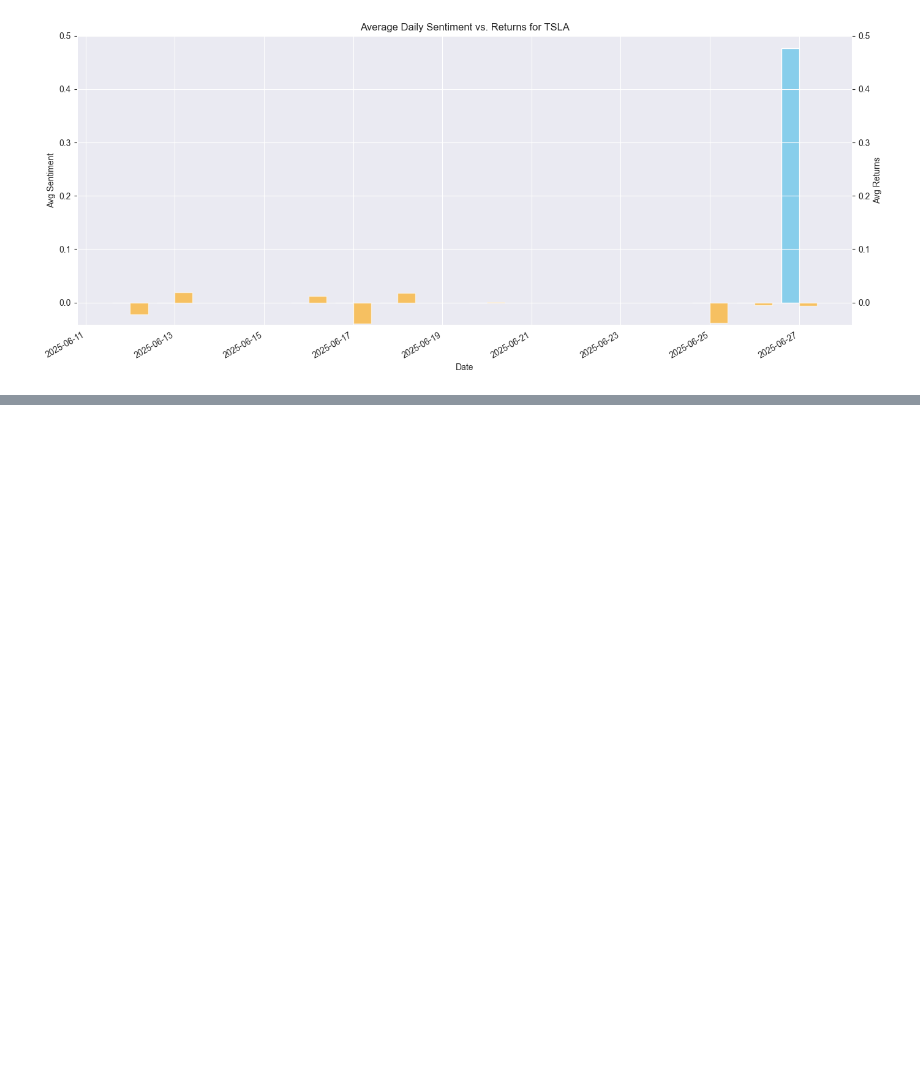
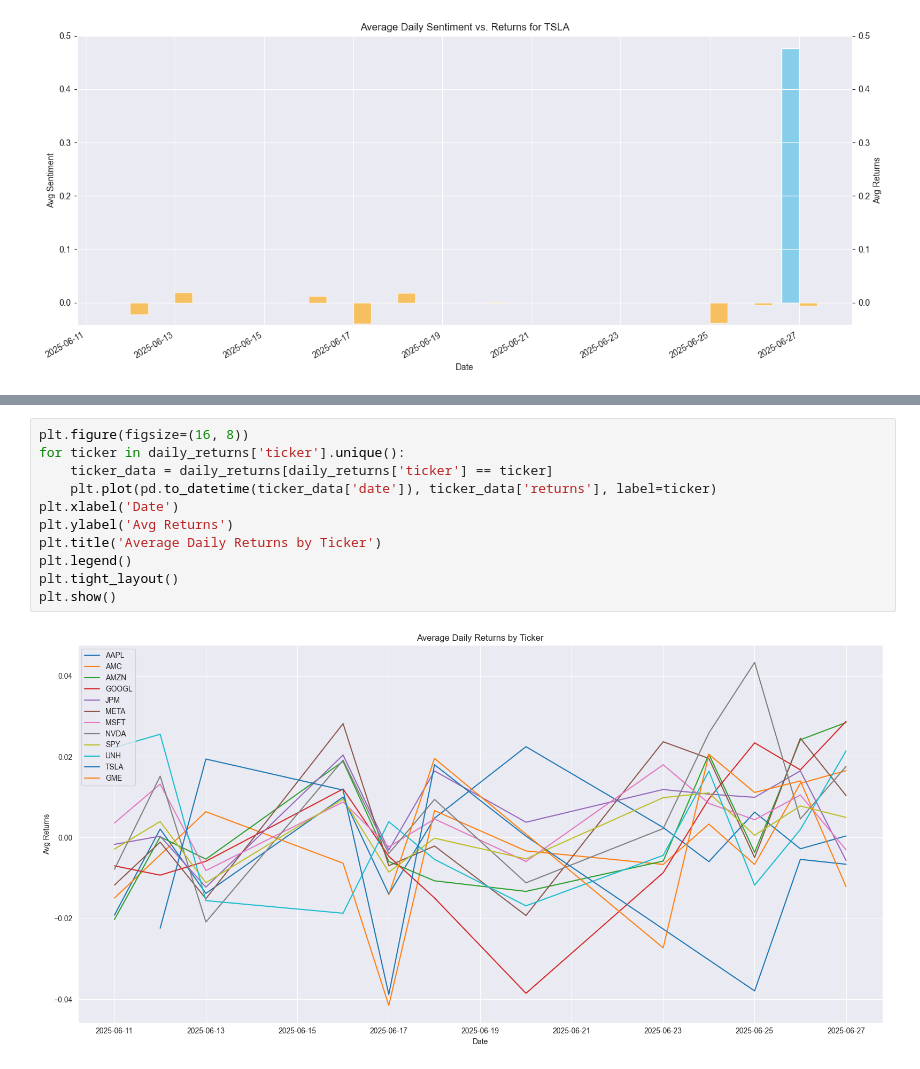
Before and after one commit to oindreelabh/online-portfolio-optimization, a Jupyter notebook: notebooks/eda.ipynb, the cells around one changed output, grey strips where cells are left out. Cells and saved outputs as stored; diff of their text form; blank space fills up the shorter version.

```diff
--- a/notebooks/eda.ipynb
+++ b/notebooks/eda.ipynb
@@ -61,0 +81,13 @@ plt.show()
+# %%
+plt.figure(figsize=(16, 8))
+for ticker in daily_returns['ticker'].unique():
+    ticker_data = daily_returns[daily_returns['ticker'] == ticker]
+    plt.plot(pd.to_datetime(ticker_data['date']), ticker_data['returns'], label=ticker)
+plt.xlabel('Date')
+plt.ylabel('Avg Returns')
+plt.title('Average Daily Returns by Ticker')
+plt.legend()
+plt.tight_layout()
+plt.show()
+# %% [output]
+[figure, added]
```
Also changed, not shown: parts of 1 cell of this notebook, 27 other files.
